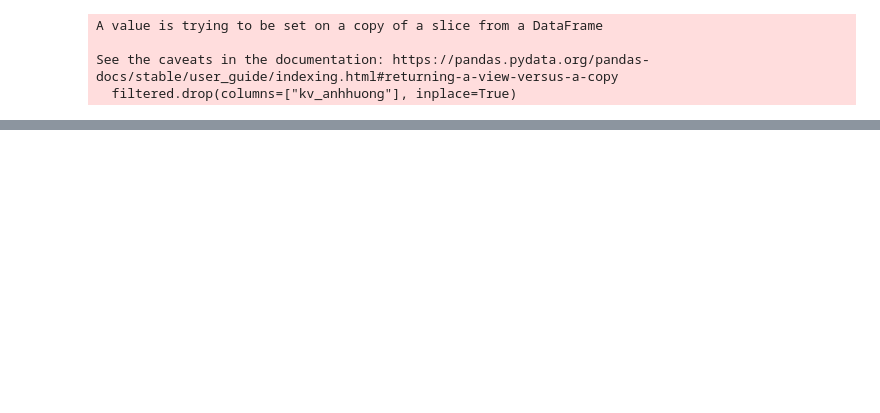
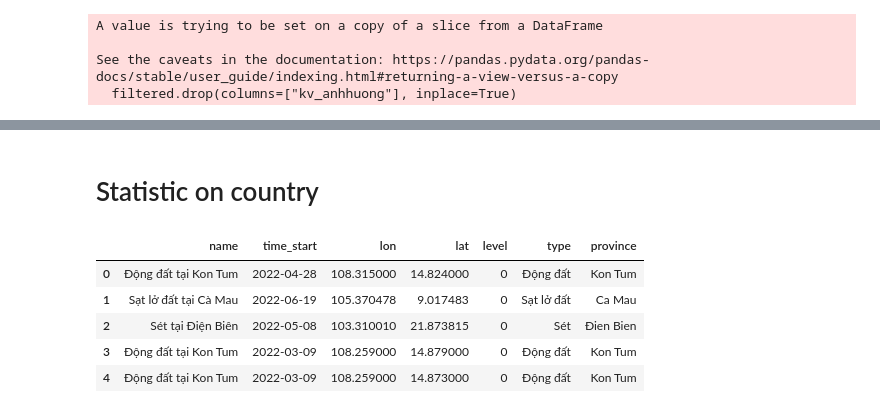
Before and after one commit to nguyen451/Small-Disaster-Tracker, a Jupyter notebook: project/helper/prep.ipynb, the cells around one changed output, grey strips where cells are left out. Cells and saved outputs as stored; diff of their text form; code cells hidden in the pictures; blank space fills up the shorter version.

```diff
--- a/project/helper/prep.ipynb
+++ b/project/helper/prep.ipynb
@@ -247,0 +263,12 @@ See the caveats in the documentation: https://pandas.pydata.org/pandas-docs/stab
+# %% [markdown]
+# Statistic on country
+# %%
+df = filtered
+df.head()
+# %% [output]
+|  | name | time_start | lon | lat | level | type | province |
+| 0 | Động đất tại Kon Tum | 2022-04-28 | 108.315000 | 14.824000 | 0 | Động đất | Kon Tum |
+| 1 | Sạt lở đất tại Cà Mau | 2022-06-19 | 105.370478 | 9.017483 | 0 | Sạt lở đất | Ca Mau |
+| 2 | Sét tại Điện Biên | 2022-05-08 | 103.310010 | 21.873815 | 0 | Sét | Đien Bien |
+| 3 | Động đất tại Kon Tum | 2022-03-09 | 108.259000 | 14.879000 | 0 | Động đất | Kon Tum |
+| 4 | Động đất tại Kon Tum | 2022-03-09 | 108.259000 | 14.873000 | 0 | Động đất | Kon Tum |
```
Also changed, not shown: parts of 12 cells of this notebook, 6 other files.
